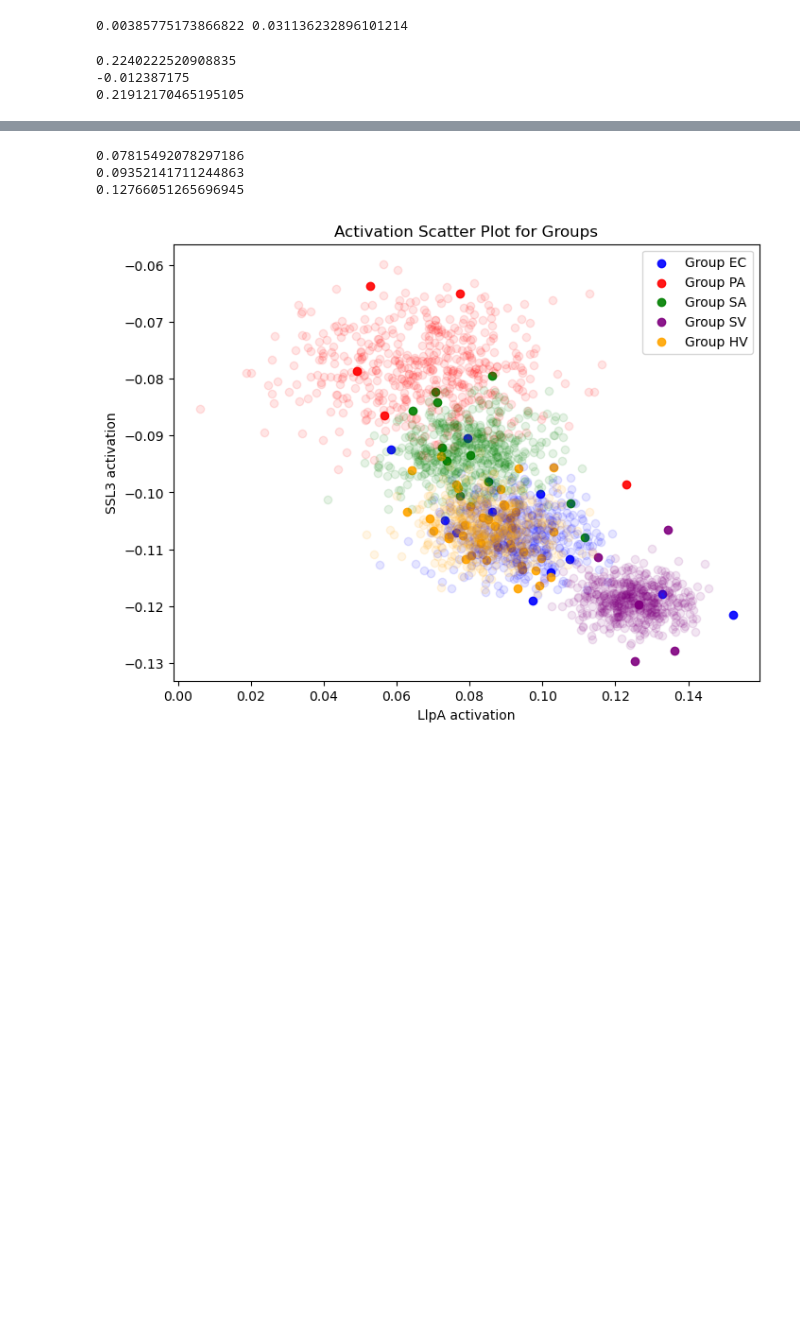
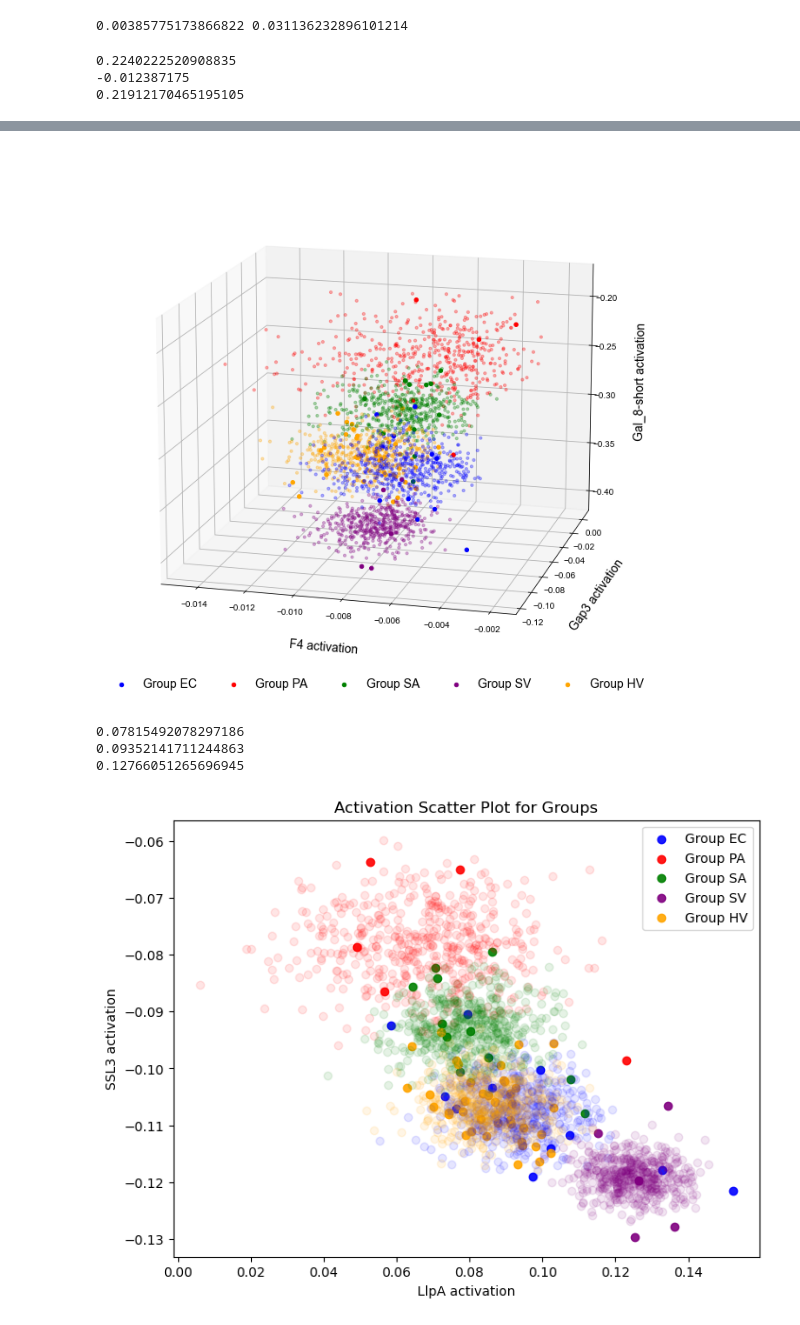
Before and after one commit to csfloyd/GlycanAnalysis, a Jupyter notebook: Python/GlycanAnalysis/Dev_GlycanConvolveNoLO.ipynb, the cells around one changed output, grey strips where cells are left out. Drawn from its saved outputs; the diff is of its cells as text; code cells hidden in the pictures; blank space fills up the shorter version.

```diff
--- a/Python/GlycanAnalysis/Dev_GlycanConvolveNoLO.ipynb
+++ b/Python/GlycanAnalysis/Dev_GlycanConvolveNoLO.ipynb
@@ -607,0 +598,77 @@ prot_seq_list = build_prot_seq_list(prot_names)
+# %%
+from sklearn.metrics import silhouette_score
+from scipy.stats import gaussian_kde
+from mpl_toolkits.mplot3d import Axes3D
+
+max_ss_act_prot_names = prot_names_with_scores[0][1]
+
+prot_names = [prot_1, prot_2, prot_3]
+seed = 123
+np.random.seed(seed)
+
+prot_seq_list = build_prot_seq_list(prot_names)
+
+z_score_mat = build_z_score_mat(glycans_in_df, prot_seq_list, emb, use_emb = True, force_nearest = False, no_nan = True)
+
+activation_arrays = build_activation_arrays(z_score_mat, group_indices, df)
+activation_arrays_sample = build_activation_arrays_with_sampling_mle(z_score_mat, group_indices, df, 500)
+
+distribution_arrays = build_distribution_arrays(group_indices, df)
+pca_arrays = pca_distribution_arrays(distribution_arrays, n_components=3)  # Changed to 3 components
+ss_pca = compute_silhouette_score(pca_arrays)
+ss_dict = compute_silhouette_score(distribution_arrays)
+ss_act = compute_silhouette_score(activation_arrays)
+print(ss_pca)
+print(ss_dict)
+print(ss_act)
+
+# Create 3D scatter plot
+fig = plt.figure(figsize=(10, 10))
+ax = fig.add_subplot(111, projection='3d')
+plt.rcParams['font.family'] = 'Arial'
+
+# Plot scatter plots for all groups in activation_arrays
+colors = ['blue', 'red', 'green', 'purple', 'orange', 'brown']
+
+for i, (group, activation_array) in enumerate(activation_arrays.items()):
+    ax.scatter(activation_array[0,:], activation_array[1,:], activation_array[2,:],
+               color=colors[i], label=f'Group {group}', alpha=1, s=20)
+
+for i, (group, activation_array) in enumerate(activation_arrays_sample.items()):
+    ax.scatter(activation_array[0,:], activation_array[1,:], activation_array[2,:],
+               color=colors[i], alpha=0.3, s=10)
+
+# Add KDE contours for each group (3D version)
+for i, (group, activation_array) in enumerate(activation_arrays.items()):
+    x = activation_array[0,:]
+    y = activation_array[1,:]
+    z = activation_array[2,:]
+
+    # Get extrema for all three dimensions
+    xmin, xmax, ymin, ymax = get_activation_extrema(activation_arrays)
+    zmin, zmax = z.min(), z.max()
+
+    # Create 3D grid
+    xx, yy, zz = np.mgrid[xmin:xmax:50j, ymin:ymax:50j, zmin:zmax:50j]
+    positions = np.vstack([xx.ravel(), yy.ravel(), zz.ravel()])
+
+    # Perform 3D kernel density estimation
+    values = np.vstack([x, y, z])
+    kernel = gaussian_kde(values)
+    density = np.reshape(kernel(positions).T, xx.shape)
+
+fs = 14
+pad = 20
+# Labels and legend
+ax.set_xlabel(f'{prot_names[0]} activation', fontsize = fs, labelpad = pad)
+ax.set_ylabel(f'{prot_names[1]} activation', fontsize = fs, labelpad = pad)
+ax.set_zlabel(f'{prot_names[2]} activation', fontsize = fs, labelpad = pad)
+#ax.set_title('3D activation of receptors', fontsize = fs, pad = -100)
+ax.legend(loc='lower center', ncol=len(activation_arrays),
+          fontsize=fs, frameon=False)
+
+ax.view_init(elev=15, azim=285)
+
+plt.tight_layout()
+plt.show()
+# %% [output]
@@ -608,3 +678,4 @@ prot_seq_list = build_prot_seq_list(prot_names)
+[figure, added]
 # %%
 from sklearn.metrics import silhouette_score
 from scipy.stats import gaussian_kde
```
Also changed, not shown: parts of 7 cells of this notebook, 10 other files.
